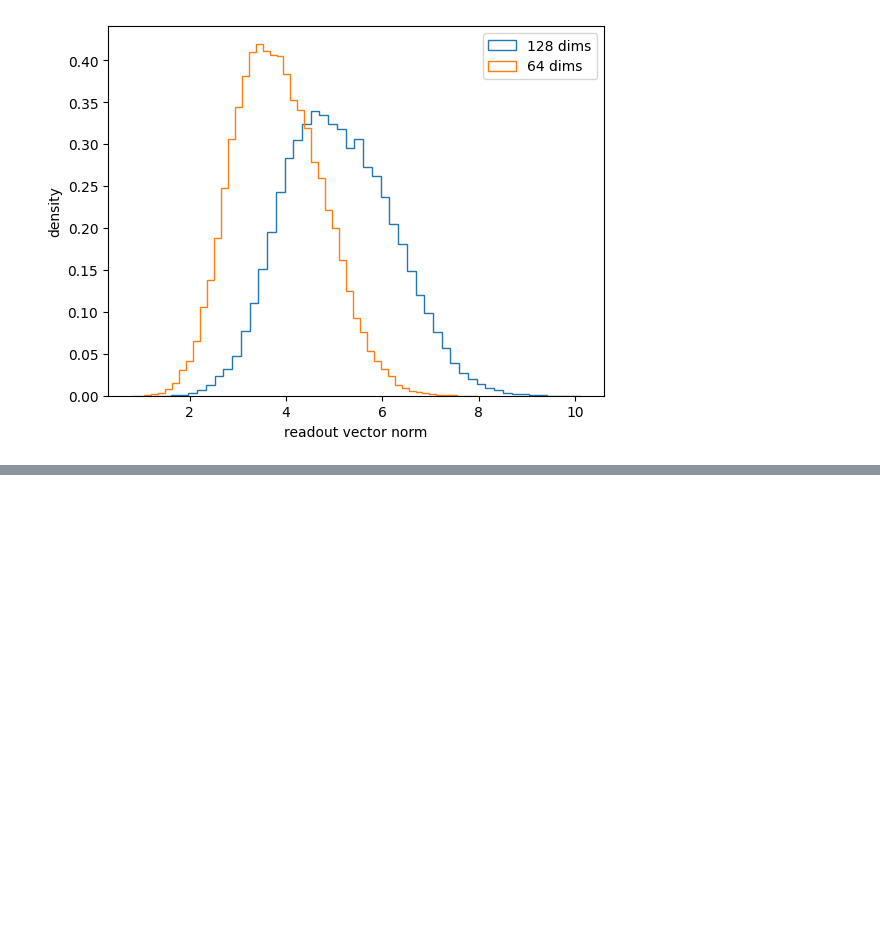
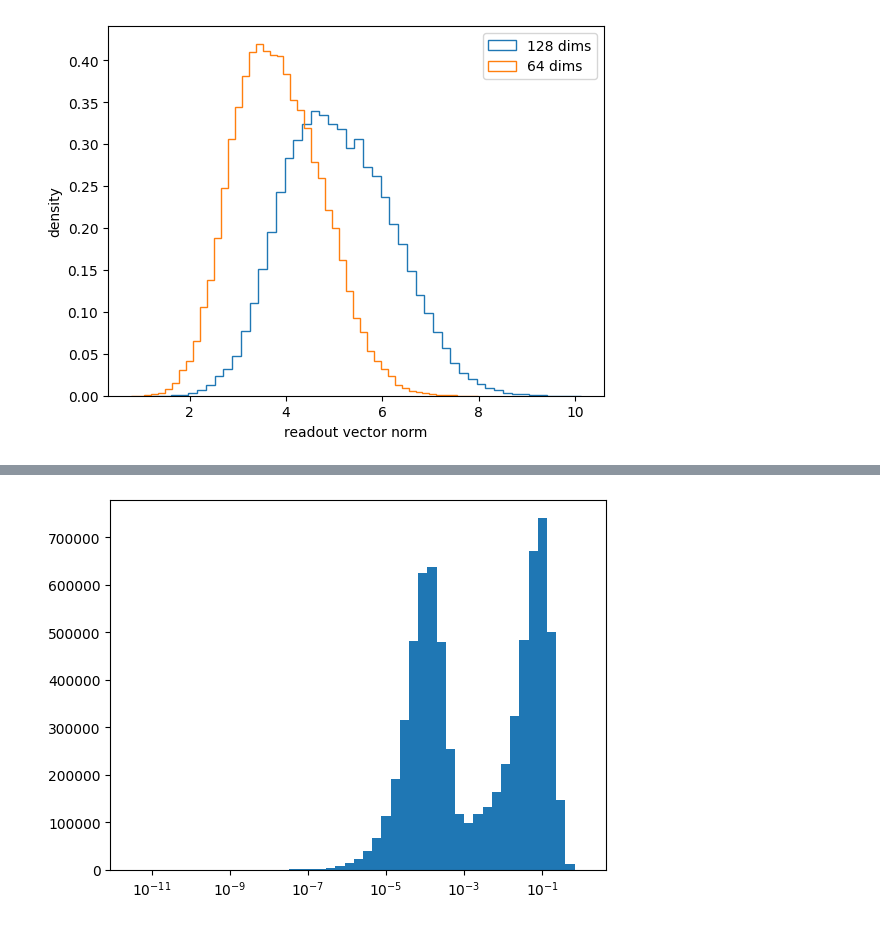
Before and after one commit to NathanSoeding/sensorium, a Jupyter notebook: small_readout_vectors/distance_visualization.ipynb, the cells around one changed output, grey strips where cells are left out. Saved outputs shown, nothing was run; the diff lists cells and outputs as text; code cells hidden in the pictures; blank space fills up the shorter version.

```diff
--- a/small_readout_vectors/distance_visualization.ipynb
+++ b/small_readout_vectors/distance_visualization.ipynb
@@ -122,3 +129,10 @@ plt.show()
+# %%
+log_bins = np.logspace(np.log10(data128.min()), np.log10(data128.max()), 50)
+plt.hist(features128.flatten().abs(), bins=log_bins)
+plt.xscale('log')
+plt.show()
+# %% [output]
+[figure, added]
 # %%
 def visualize_gaussian_distances(n=1000, k=64):
     features = torch.randn((n, k))
```
Also changed, not shown: parts of 7 cells of this notebook, 9 other files.
